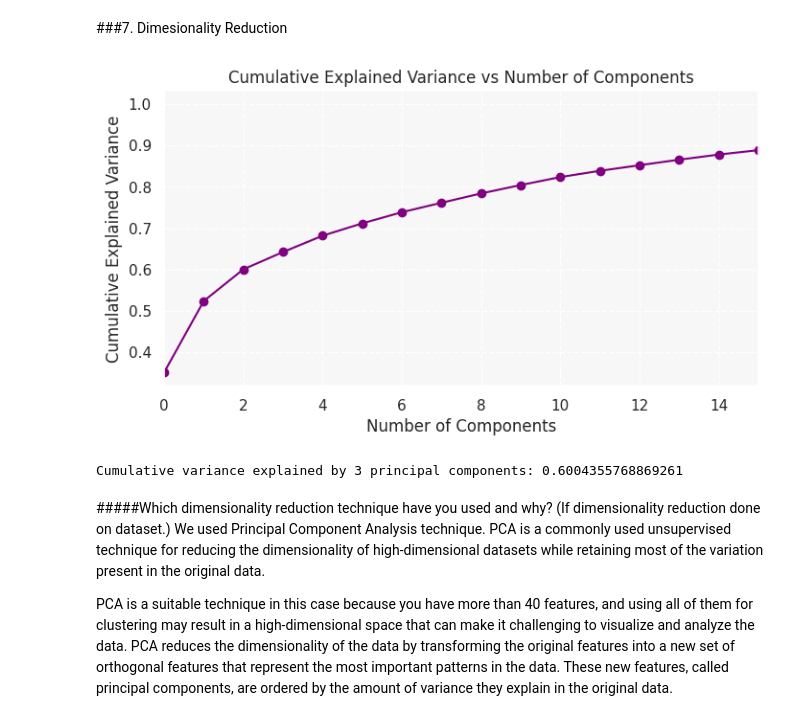
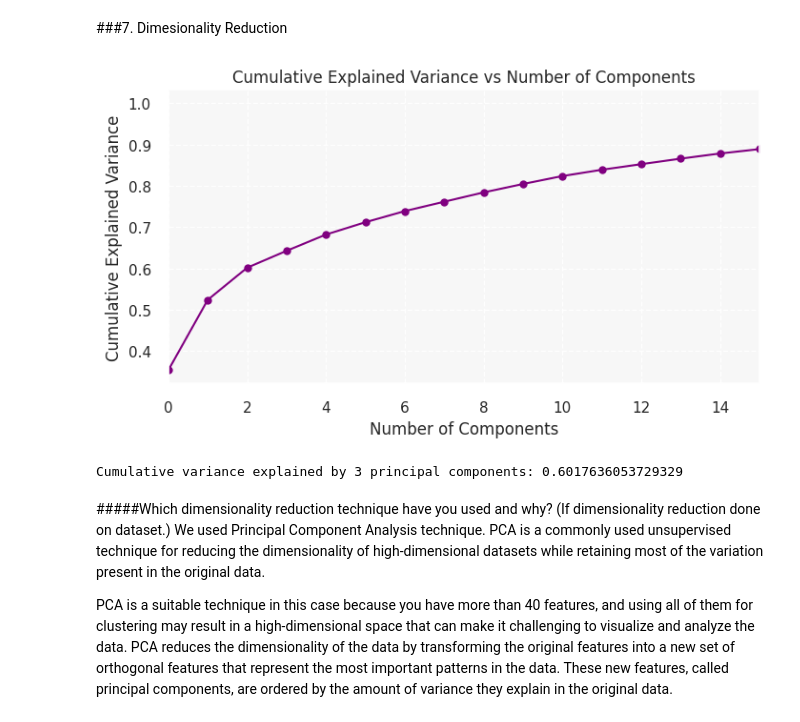
Before and after one commit to ErSangram/capstone_03_Zomato_Restaurant_Clustering_And_Analysis, a Jupyter notebook: Zomato_Restaurant_Clustering_And_Sentiment_Analysis.ipynb, the cells around one changed output. Drawn from its saved outputs; the diff is of its cells as text; code cells hidden in the pictures.

```diff
--- a/Zomato_Restaurant_Clustering_And_Sentiment_Analysis.ipynb
+++ b/Zomato_Restaurant_Clustering_And_Sentiment_Analysis.ipynb
@@ -1165,29 +1170,30 @@ standardizing the numerical variables can help to improve the performance of cer
 # %%
 # DImensionality Reduction (If needed)
 from sklearn.decomposition import PCA
 pca = PCA()
 
 # Fit the PCA object to your standardized data
+scaled_df.set_index(['Restaurant'],inplace=True)
 pca.fit(scaled_df)
 
 # Get explained variance ratio of each principal component
 cumulative_var = np.cumsum(pca.explained_variance_ratio_)
 
 # visualising the cummulative variance
 fig, ax = plt.subplots(figsize=(8,4))
 ax.plot(cumulative_var, marker='o', color='purple')
 ax.set_xlabel("Number of Components")
 ax.set_ylabel("Cumulative Explained Variance")
 ax.set_title("Cumulative Explained Variance vs Number of Components")
 plt.xlim([0, 15])
 
 # Add background color and style
 ax.set_facecolor('#f7f7f7')
 ax.grid(color='white', linestyle='--', linewidth=1)
 
 plt.show()
 # %% [output]
-[figure, old version]
+[figure, new version]
 # %%
 #using n_component as 3
 pca = PCA(n_components=3)
@@ -1201,7 +1207,7 @@ pca_df = pca.transform(scaled_df)
 # variance explained by three components
 print(f'Cumulative variance explained by 3 principal components: {np.sum(pca.explained_variance_ratio_)}')
 # %% [output]
-Cumulative variance explained by 3 principal components: 0.6004355768869261
+Cumulative variance explained by 3 principal components: 0.6017636053729329
 # %% [markdown]
 #####Which dimensionality reduction technique have you used and why? (If dimensionality reduction done on dataset.)
 We used Principal Component Analysis technique. PCA is a commonly used unsupervised technique for reducing the dimensionality of high-dimensional datasets while retaining most of the variation present in the original data.
```
Also changed, not shown: parts of 37 cells of this notebook.
